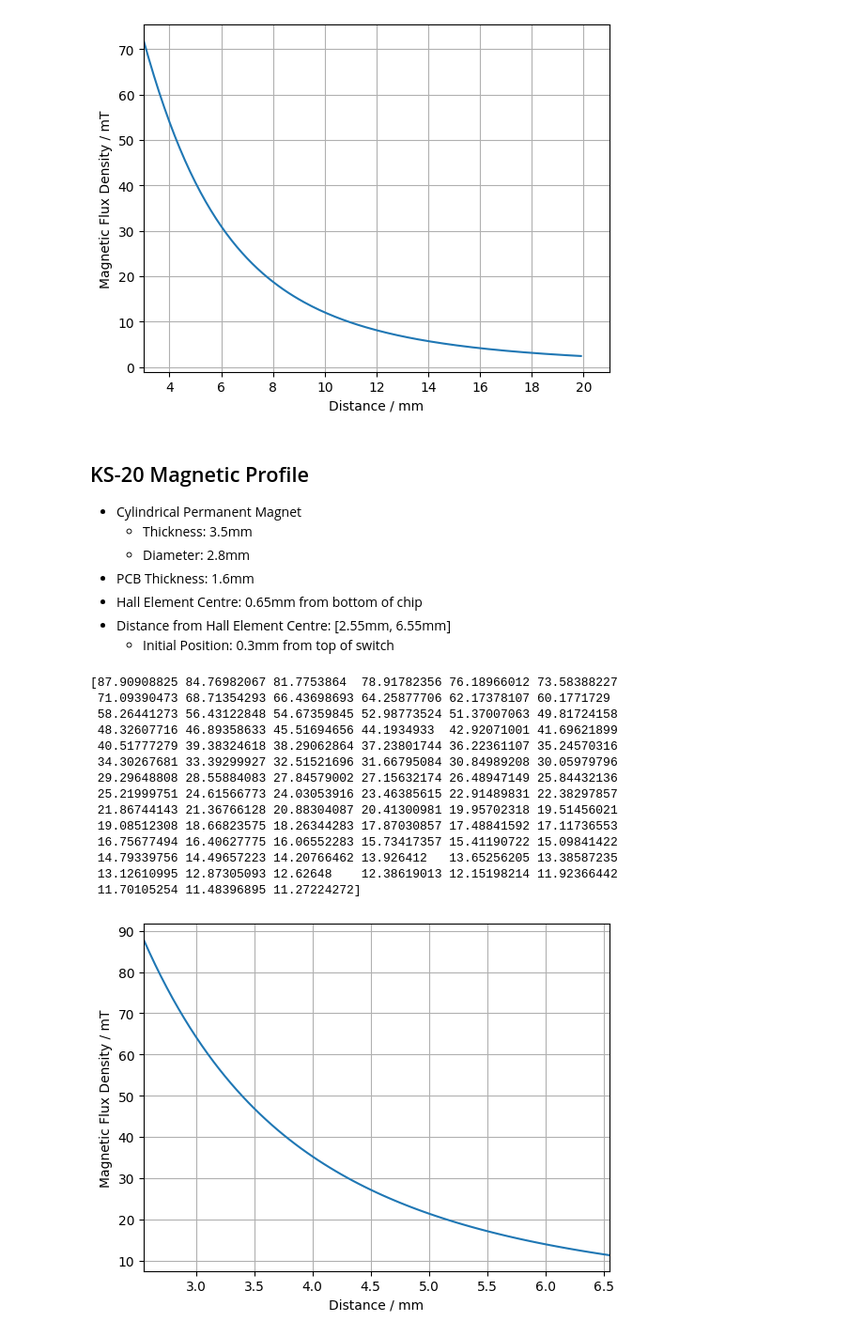
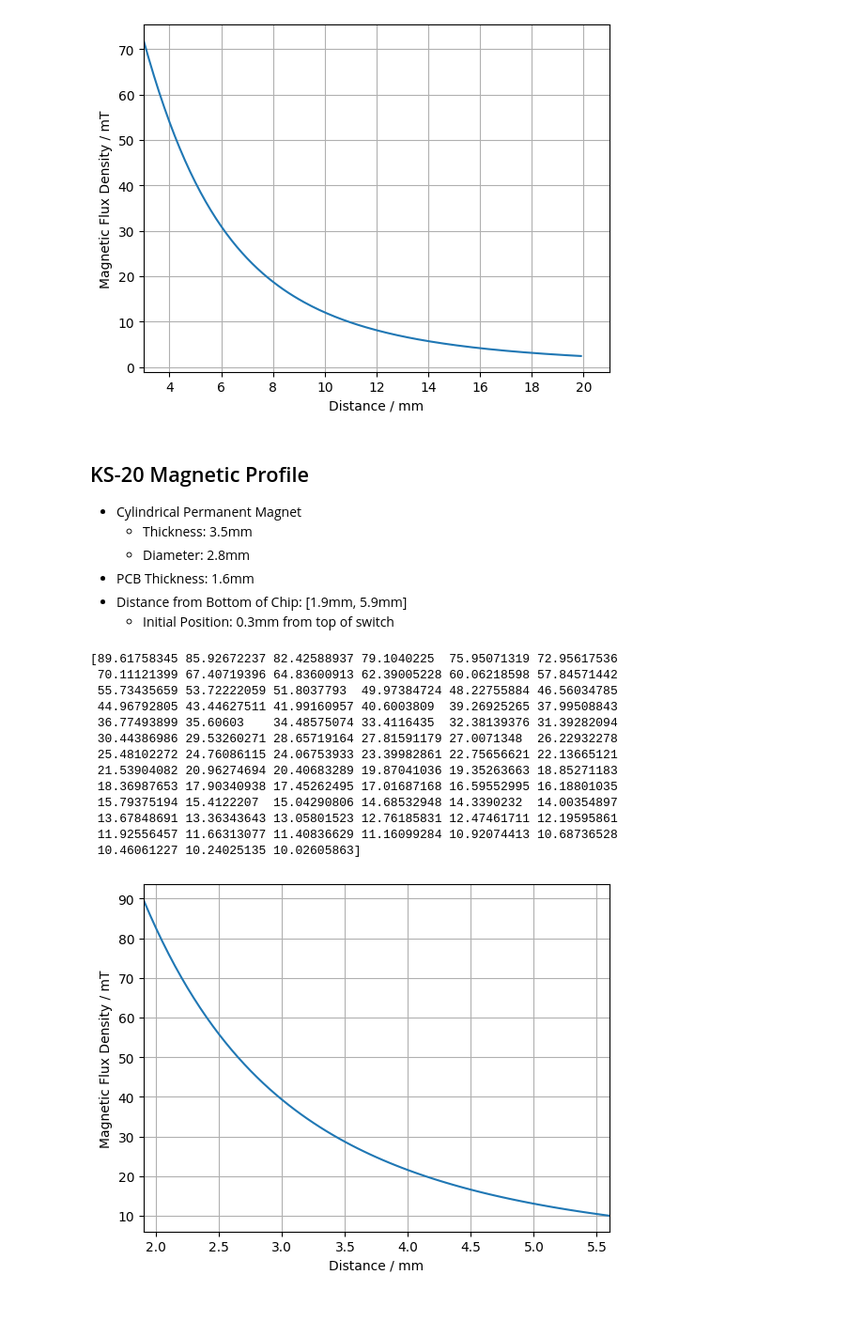
Before and after one commit to Ace4896/cloverpad-hardware, a Jupyter notebook: docs/notebooks/magnet-distance.ipynb, the cells around one changed output. Shown: that part at 94% size. Saved outputs shown, nothing was run; the diff lists cells and outputs as text; code cells hidden in the pictures; blank space fills up the shorter version.

```diff
--- a/docs/notebooks/magnet-distance.ipynb
+++ b/docs/notebooks/magnet-distance.ipynb
@@ -119,50 +119,46 @@ plt.show()
   - Thickness: 3.5mm
   - Diameter: 2.8mm
 - PCB Thickness: 1.6mm
-- Hall Element Centre: 0.65mm from bottom of chip
-- Distance from Hall Element Centre: [2.55mm, 6.55mm]
+- Distance from Bottom of Chip: [1.9mm, 5.9mm]
   - Initial Position: 0.3mm from top of switch
 # %%
-# At min distance (2.55mm), the magnetic flux is 905G, or 90.5mT
-# At the initial position (6.25mm), the magnetic flux is 102G, or 10.2mT
-#
-# After using TI's calculator, it looks like the residual induction is between 1750 and 2000mT, but the values are off...
-# If only we had the actual magnet specs...
-remanance_mt = 1800
+# At min distance (1.9mm), the magnetic flux is 905G, or 90.5mT
+# At the initial position (5.6mm), the magnetic flux is 102G, or 10.2mT
+# The values are a bit off, but should be close enough to the datasheet values
+remanance_mt = 1100
 thickness = 3.5
 diameter = 2.8
 
-min_distance = 2.55
-max_distance = 6.55
+min_distance = 1.9
+max_distance = 5.6
 step = 0.05
 
 distances = np.arange(min_distance, max_distance + step, step)
 ks20_profile = get_cylindrical_magnetic_profile(remanance_mt, thickness, diameter, distances)
 
 print(ks20_profile)
 
 plt.grid()
 plt.xlim(min_distance, max_distance)
 plt.xlabel('Distance / mm')
 plt.ylabel('Magnetic Flux Density / mT')
 plt.plot(distances, ks20_profile)
 plt.show()
 # %% [output]
-[87.90908825 84.76982067 81.7753864  78.91782356 76.18966012 73.58388227
- 71.09390473 68.71354293 66.43698693 64.25877706 62.17378107 60.1771729
- 58.26441273 56.43122848 54.67359845 52.98773524 51.37007063 49.81724158
- 48.32607716 46.89358633 45.51694656 44.1934933  42.92071001 41.69621899
- 40.51777279 39.38324618 38.29062864 37.23801744 36.22361107 35.24570316
- 34.30267681 33.39299927 32.51521696 31.66795084 30.84989208 30.05979796
- 29.29648808 28.55884083 27.84579002 27.15632174 26.48947149 25.84432136
- 25.21999751 24.61566773 24.03053916 23.46385615 22.91489831 22.38297857
- 21.86744143 21.36766128 20.88304087 20.41300981 19.95702318 19.51456021
- 19.08512308 18.66823575 18.26344283 17.87030857 17.48841592 17.11736553
- 16.75677494 16.40627775 16.06552283 15.73417357 15.41190722 15.09841422
- 14.79339756 14.49657223 14.20766462 13.926412   13.65256205 13.38587235
- 13.12610995 12.87305093 12.62648    12.38619013 12.15198214 11.92366442
- 11.70105254 11.48396895 11.27224272]
+[89.61758345 85.92672237 82.42588937 79.1040225  75.95071319 72.95617536
+ 70.11121399 67.40719396 64.83600913 62.39005228 60.06218598 57.84571442
+ 55.73435659 53.72222059 51.8037793  49.97384724 48.22755884 46.56034785
+ 44.96792805 43.44627511 41.99160957 40.6003809  39.26925265 37.99508843
+ 36.77493899 35.60603    34.48575074 33.4116435  32.38139376 31.39282094
+ 30.44386986 29.53260271 28.65719164 27.81591179 27.0071348  26.22932278
+ 25.48102272 24.76086115 24.06753933 23.39982861 22.75656621 22.13665121
+ 21.53904082 20.96274694 20.40683289 19.87041036 19.35263663 18.85271183
+ 18.36987653 17.90340938 17.45262495 17.01687168 16.59552995 16.18801035
+ 15.79375194 15.4122207  15.04290806 14.68532948 14.3390232  14.00354897
+ 13.67848691 13.36343643 13.05801523 12.76185831 12.47461711 12.19595861
+ 11.92556457 11.66313077 11.40836629 11.16099284 10.92074413 10.68736528
+ 10.46061227 10.24025135 10.02605863]
-[figure, old version]
+[figure, new version]
 # %%
 # If we clamp the maximum flux density to 78mT, we can find the minimum distance that can be detected
 # In ideal conditions, we won't be able to detect the bottom 0.2mm of travel
```
Also changed, not shown: parts of 7 cells of this notebook.
